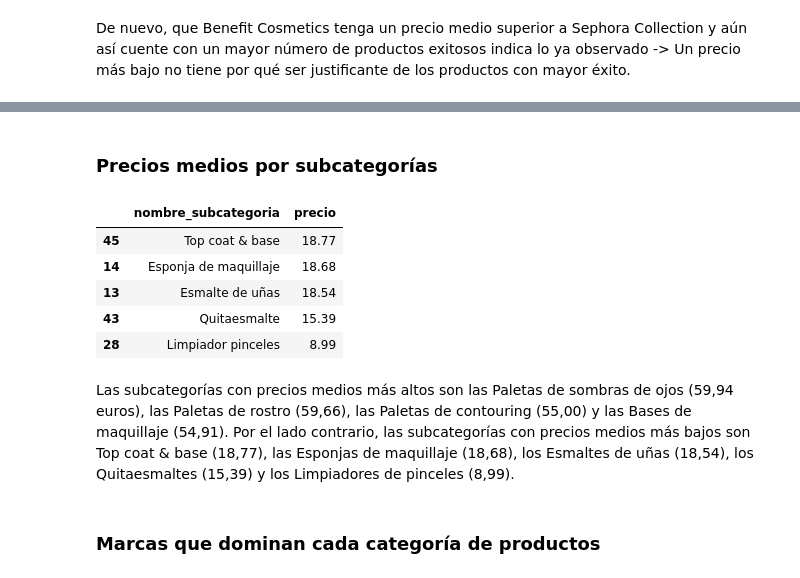
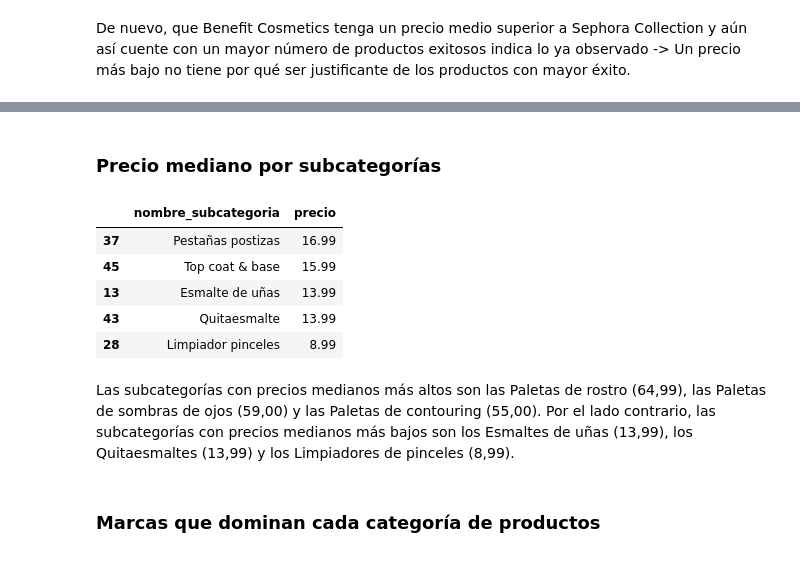
Before and after one commit to raquelscv/proyecto_final_sephora, a Jupyter notebook: eda_general.ipynb, the cells around one changed output, grey strips where cells are left out. Saved outputs shown, nothing was run; the diff lists cells and outputs as text; code cells hidden in the pictures.

```diff
--- a/eda_general.ipynb
+++ b/eda_general.ipynb
@@ -443,17 +447,17 @@ Las categorías con precios medios más altos son las Paletas de maquillaje (62,
 # %% [markdown]
-### Precios medios por subcategorías
+### Precio mediano por subcategorías
 # %%
-precio_medio_subcategoria = (df.groupby("nombre_subcategoria")["precio"].mean().reset_index().sort_values("precio", ascending=False)).round(2)
-precio_medio_subcategoria.tail()
+precio_mediano_subcategoria = (df.groupby("nombre_subcategoria")["precio"].median().reset_index().sort_values("precio", ascending=False)).round(2)
+precio_mediano_subcategoria.tail()
 # %% [output]
 |  | nombre_subcategoria | precio |
-| 45 | Top coat & base | 18.77 |
-| 14 | Esponja de maquillaje | 18.68 |
-| 13 | Esmalte de uñas | 18.54 |
-| 43 | Quitaesmalte | 15.39 |
+| 37 | Pestañas postizas | 16.99 |
+| 45 | Top coat & base | 15.99 |
+| 13 | Esmalte de uñas | 13.99 |
+| 43 | Quitaesmalte | 13.99 |
 | 28 | Limpiador pinceles | 8.99 |
 # %% [markdown]
-Las subcategorías con precios medios más altos son las Paletas de sombras de ojos (59,94 euros), las Paletas de rostro (59,66), las Paletas de contouring (55,00) y las Bases de maquillaje (54,91). Por el lado contrario, las subcategorías con precios medios más bajos son Top coat & base (18,77), las Esponjas de maquillaje (18,68), los Esmaltes de uñas (18,54), los Quitaesmaltes (15,39) y los Limpiadores de pinceles (8,99).
+Las subcategorías con precios medianos más altos son las Paletas de rostro (64,99), las Paletas de sombras de ojos (59,00) y las Paletas de contouring (55,00). Por el lado contrario, las subcategorías con precios medianos más bajos son los Esmaltes de uñas (13,99), los Quitaesmaltes (13,99) y los Limpiadores de pinceles (8,99).
 # %% [markdown]
 ### Marcas que dominan cada categoría de productos
 # %%
```
Also changed, not shown: parts of 66 cells of this notebook.
